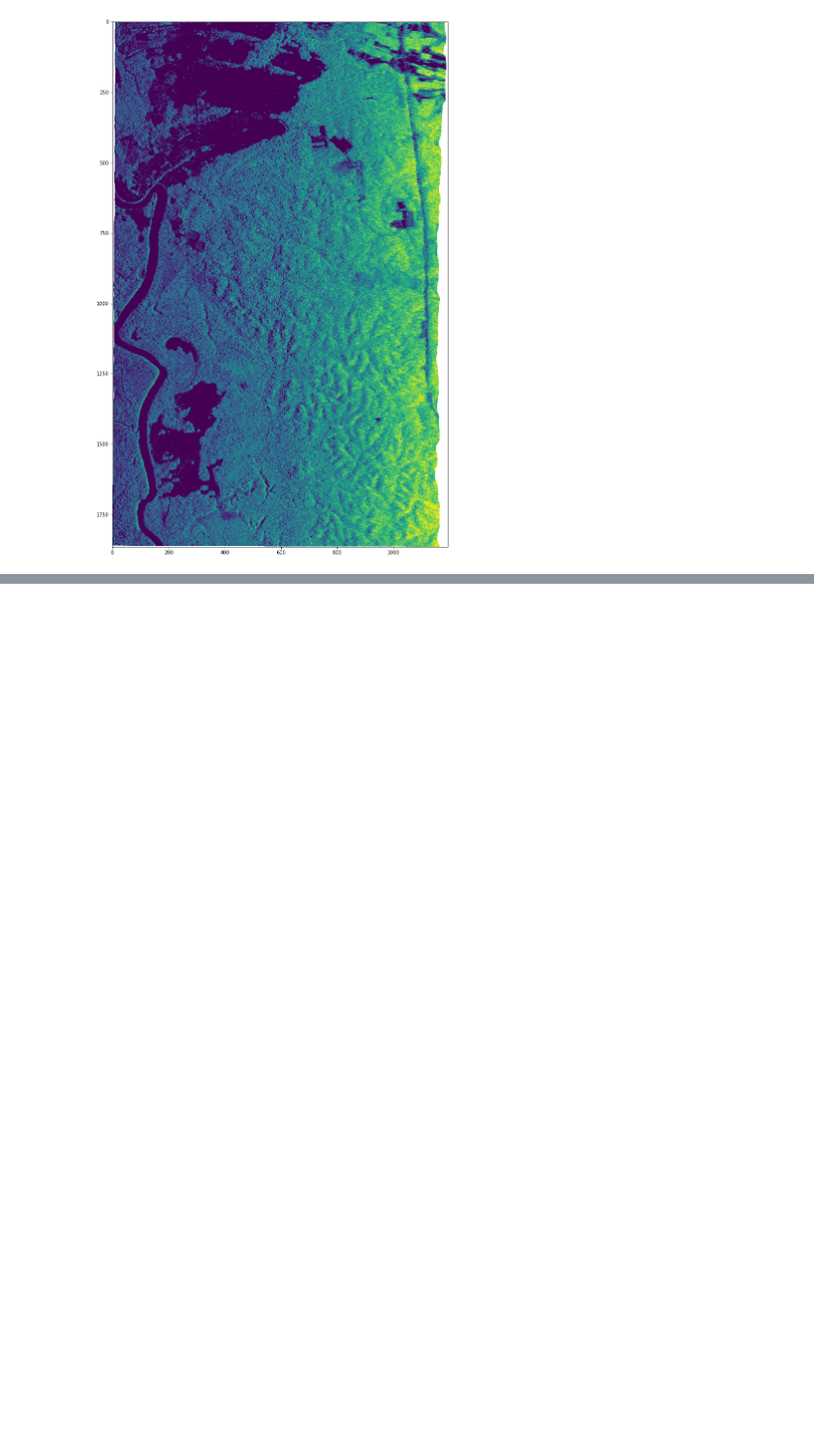
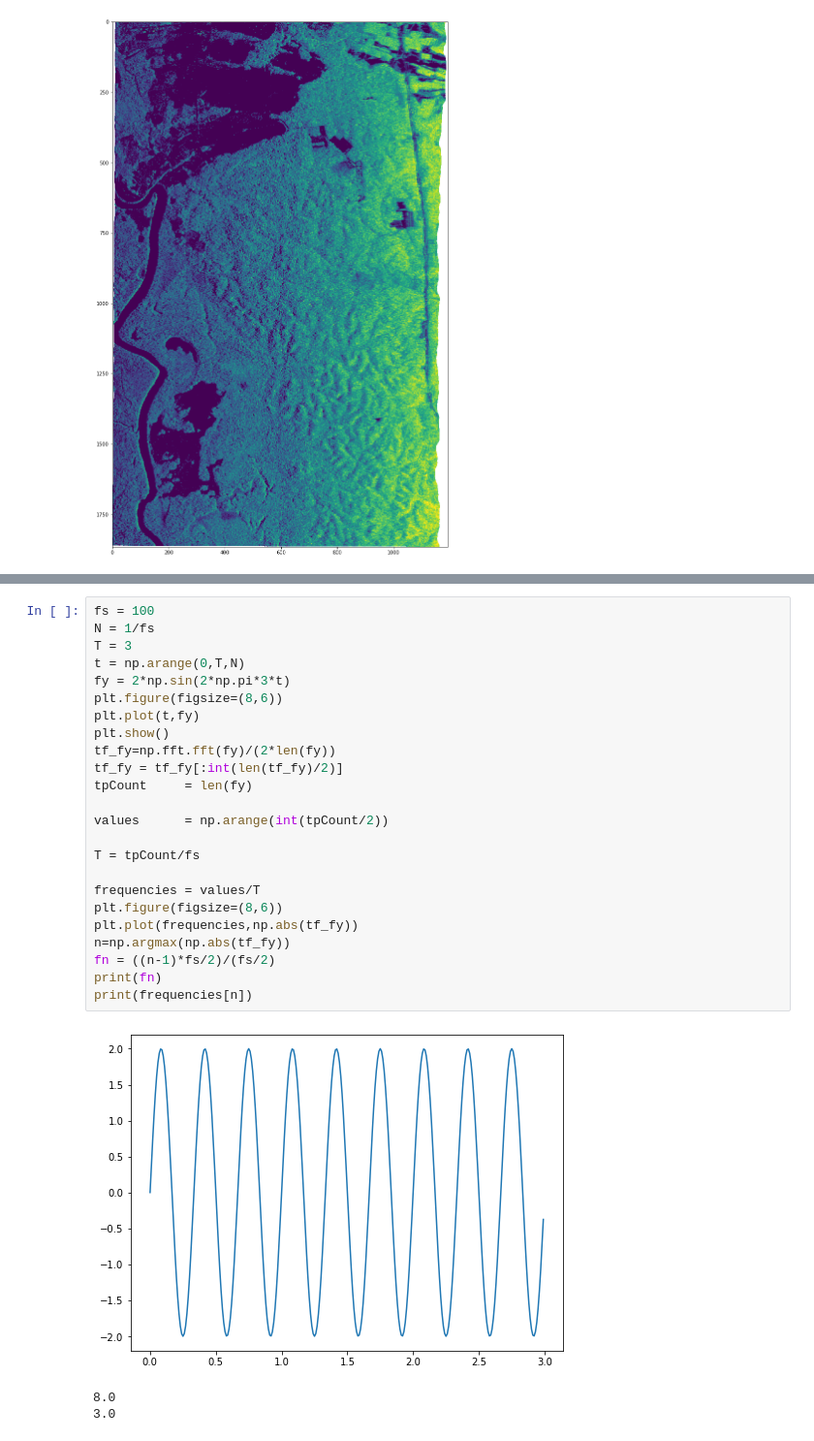
Before and after one commit to eobroets/CESBIO, a Jupyter notebook: sliding_window.ipynb, the cells around one changed output, grey strips where cells are left out. Shown at 97% size. Drawn from its saved outputs; the diff is of its cells as text; blank space fills up the shorter version.

```diff
--- a/sliding_window.ipynb
+++ b/sliding_window.ipynb
@@ -58,0 +66,28 @@ plt.show()
+# %%
+fs = 100
+N = 1/fs
+T = 3
+t = np.arange(0,T,N)
+fy = 2*np.sin(2*np.pi*3*t)
+plt.figure(figsize=(8,6))
+plt.plot(t,fy)
+plt.show()
+tf_fy=np.fft.fft(fy)/(2*len(fy))
+tf_fy = tf_fy[:int(len(tf_fy)/2)]
+tpCount     = len(fy)
+
+values      = np.arange(int(tpCount/2))
+
+T = tpCount/fs
+
+frequencies = values/T
+plt.figure(figsize=(8,6))
+plt.plot(frequencies,np.abs(tf_fy))
+n=np.argmax(np.abs(tf_fy))
+fn = ((n-1)*fs/2)/(fs/2)
+print(fn)
+print(frequencies[n])
+# %% [output]
+[figure, added]
+8.0
+3.0
```
Also changed, not shown: parts of 6 cells of this notebook, 13 other files.
